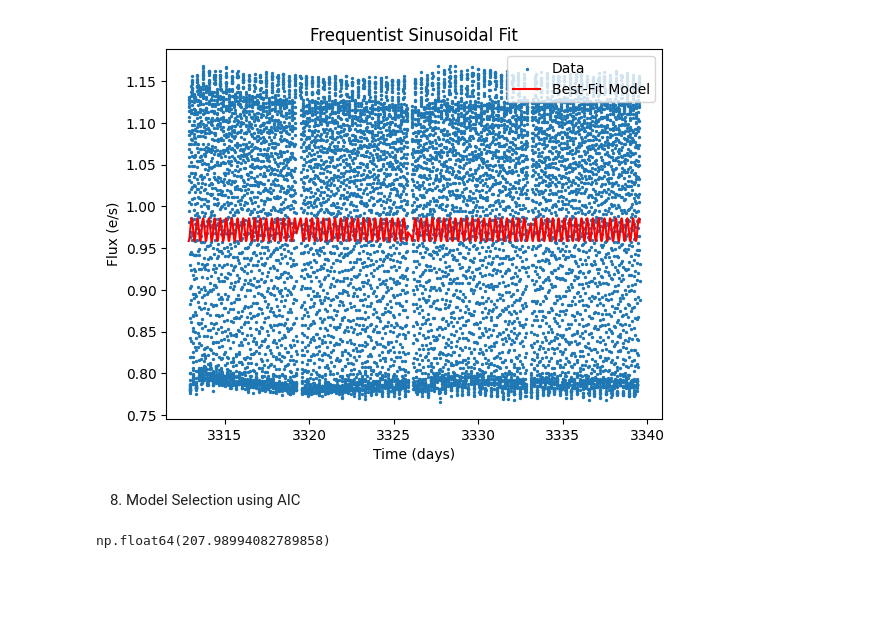
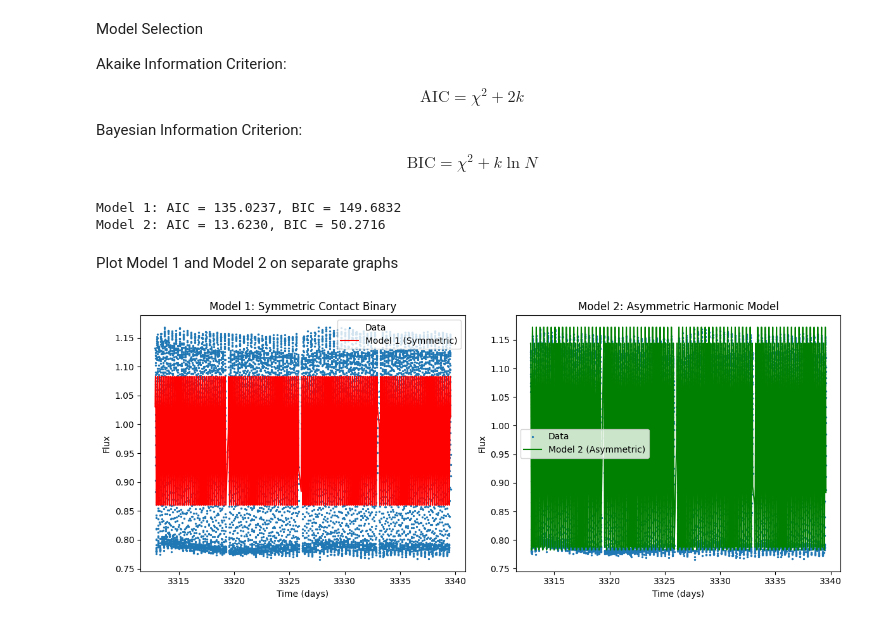
Before and after one commit to ManurevaJT/PHY588, a Jupyter notebook: PHY588_Assignment1_Q1_Frequentist_Regression.ipynb, the cells around one changed output. Cells and saved outputs as stored; diff of their text form; code cells hidden in the pictures; blank space fills up the shorter version.

```diff
--- a/PHY588_Assignment1_Q1_Frequentist_Regression.ipynb
+++ b/PHY588_Assignment1_Q1_Frequentist_Regression.ipynb
@@ -94,0 +171,16 @@ chi2_min, reduced_chi2
+# %%
+def f2(theta, t):
+    A1, phi1, A2, phi2, C = theta
+    term1 = A1 * np.cos(4*np.pi*t/P_orb + phi1)
+    term2 = A2 * np.cos(2*np.pi*t/P_orb + phi2)
+    return term1 + term2 + C
+
+def chi2_f2(theta):
+    return np.sum((y - f2(theta, t))**2)
+
+initial_guess2 = [0.4, 0.0, 0.1, 0.0, np.mean(y)]
+
+result2 = minimize(chi2_f2, initial_guess2)
+best2 = result2.x
+
+best2
@@ -95,22 +220,53 @@ chi2_min, reduced_chi2
+# %% [markdown]
+Model Selection
+
+Akaike Information Criterion:
+
+$$
+\text{AIC} = \chi^2 + 2k
+$$
+
+Bayesian Information Criterion:
+
+$$
+\text{BIC} = \chi^2 + k \ln N
+$$
+# %%
+AIC1 = chi2_1 + 2*k1
+AIC2 = chi2_2 + 2*k2
+
+BIC1 = chi2_1 + k1*np.log(N)
+BIC2 = chi2_2 + k2*np.log(N)
+
+print(f"Model 1: AIC = {AIC1:.4f}, BIC = {BIC1:.4f}")
+print(f"Model 2: AIC = {AIC2:.4f}, BIC = {BIC2:.4f}")
+# %% [output]
+Model 1: AIC = 135.0237, BIC = 149.6832
+Model 2: AIC = 13.6230, BIC = 50.2716
+# %% [markdown]
+Plot Model 1 and Model 2 on separate graphs
 # %%
-plt.figure()
+plt.figure(figsize=(12,5))
+
+# Model 1
+plt.subplot(1,2,1)
 plt.scatter(t, y, s=2, label="Data")
-plt.plot(t, sinusoid_model(best_fit_params, t),
-         color='red',
-         label="Best-Fit Model")
+plt.plot(t, f1(best1, t), color='red', label="Model 1 (Symmetric)")
+plt.xlabel("Time (days)")
+plt.ylabel("Flux")
+plt.title("Model 1: Symmetric Contact Binary")
+plt.legend()
 
-plt.xlabel('Time (days)')
-plt.ylabel('Flux (e/s)')
-plt.title('Frequentist Sinusoidal Fit')
+# Model 2
+plt.subplot(1,2,2)
+plt.scatter(t, y, s=2, label="Data")
+plt.plot(t, f2(best2, t), color='green', label="Model 2 (Asymmetric)")
+plt.xlabel("Time (days)")
+plt.ylabel("Flux")
+plt.title("Model 2: Asymmetric Harmonic Model")
+plt.legend()
 
-plt.legend()
+plt.tight_layout()
 plt.show()
 # %% [output]
-[figure, old version]
+[figure, new version]
-# %% [markdown]
-8. Model Selection using AIC
-# %%
-AIC = chi2_min + 2*k
-AIC
-# %% [output]
-np.float64(207.98994082789858)
```
Also changed, not shown: parts of 31 cells of this notebook.
